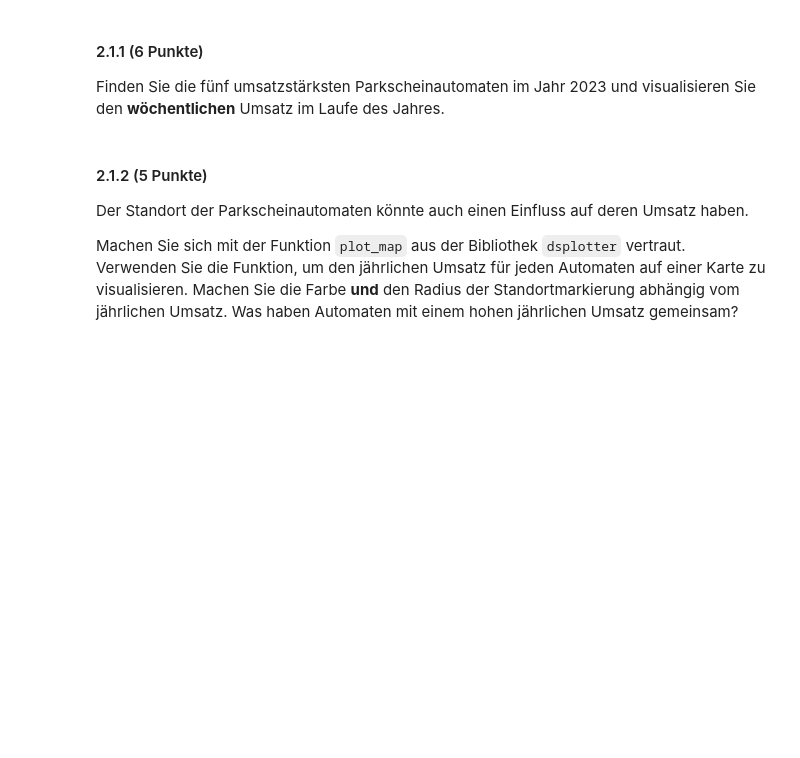
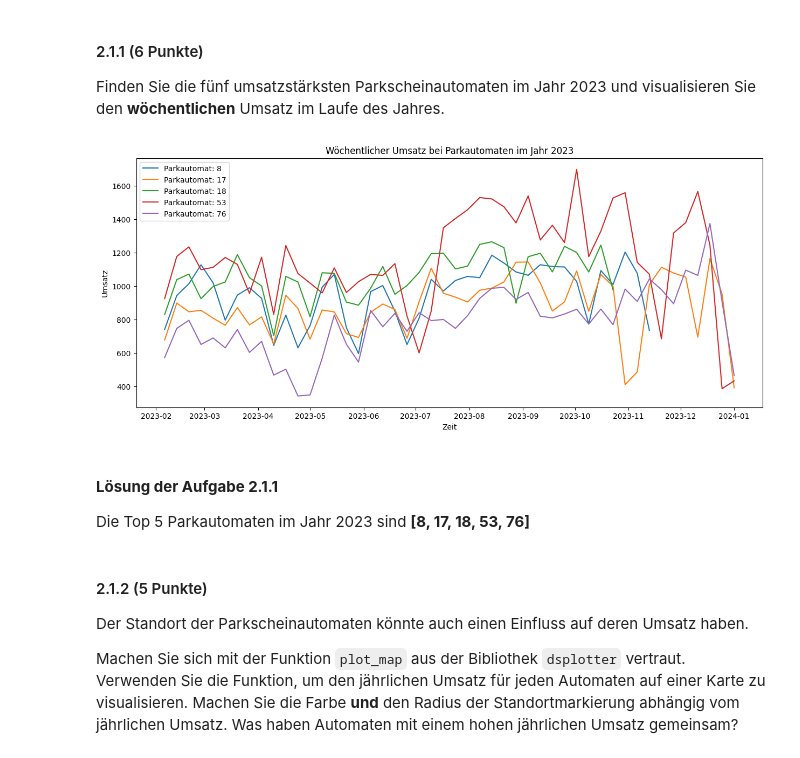
Before and after one commit to fabiansinz/exam, a Jupyter notebook: exam_de.ipynb, the cells around one changed output. Drawn from its saved outputs; the diff is of its cells as text; code cells hidden in the pictures; blank space fills up the shorter version.

```diff
--- a/exam_de.ipynb
+++ b/exam_de.ipynb
@@ -342,9 +265,51 @@ _____
 # %% [markdown]
 ### Aufgabe 2.1 - Analyse der Parkscheinautomaten (11 Punkte)
 Die Stadt Göttingen möchte einen Überblick über die Umsätze der einzelnen **Parkscheinautomaten** erhalten und stellt Sie für eine anfängliche explorative Analyse des Verkaufsvolumens und der geografischen Anordnung der Automaten ein.
+# %%
+main_df = pd.read_csv('data/clean_dataframe.csv', parse_dates=['time'], index_col='time', dtype={
+                                                                            'machine_ID': 'Int64',
+                                                                            'fee': 'float64',
+                                                                            'category': 'object',
+                                                                            'street': 'object',
+                                                                            'latitude_machine': 'float64',
+                                                                            'longitude_machine': 'float64',
+                                                                            'zone': 'int64',
+                                                                            'latitude_zone': 'float64',
+                                                                            'longitude_zone': 'float64'})
+
+
+# weil in der Aufgabe öfter man die Daten aus dem Jahr 2023 braucht
+df_2023 = main_df[main_df.index.year == 2023]
 # %% [markdown]
 #### 2.1.1 (6 Punkte)
 Finden Sie die fünf umsatzstärksten Parkscheinautomaten im Jahr 2023 und visualisieren Sie den **wöchentlichen** Umsatz im Laufe des Jahres.
+# %%
+parking_meters_df_23 = main_df[(main_df.index.year == 2023) & (main_df['category'] == 'machine')]
+
+# total sum of sales by a specific parking meter per week
+sales_weekly = parking_meters_df_23.groupby([pd.Grouper(freq='W-MON'), 'machine_ID'])['fee']
+sumsales_weekly = sales_weekly.sum().reset_index()
+
+# top 5 sales
+top5_pm = sumsales_weekly.groupby('machine_ID')['fee'].sum().nlargest(5).index
+top5_sales = sumsales_weekly[sumsales_weekly['machine_ID'].isin(top5_pm)]
+
+
+# Weekly
+plt.figure(figsize=(15,6))
+for pm_id, pm_value_list in top5_sales.groupby('machine_ID'):
+    plt.plot(pm_value_list['time'], pm_value_list['fee'], label=f'Parkautomat: {pm_id}')
+plt.xlabel('Zeit')
+plt.ylabel('Umsatz')
+plt.title('Wöchentlicher Umsatz bei Parkautomaten im Jahr 2023')
+plt.legend()
+plt.show()
+# %% [output]
+[figure, added]
+# %% [markdown]
+#### **Lösung der Aufgabe 2.1.1**
+
+Die Top 5 Parkautomaten im Jahr 2023 sind **[8, 17, 18, 53, 76]**
 # %% [markdown]
 #### 2.1.2 (5 Punkte)
 Der Standort der Parkscheinautomaten könnte auch einen Einfluss auf deren Umsatz haben.
```
Also changed, not shown: parts of 29 cells of this notebook, 3 other files.
